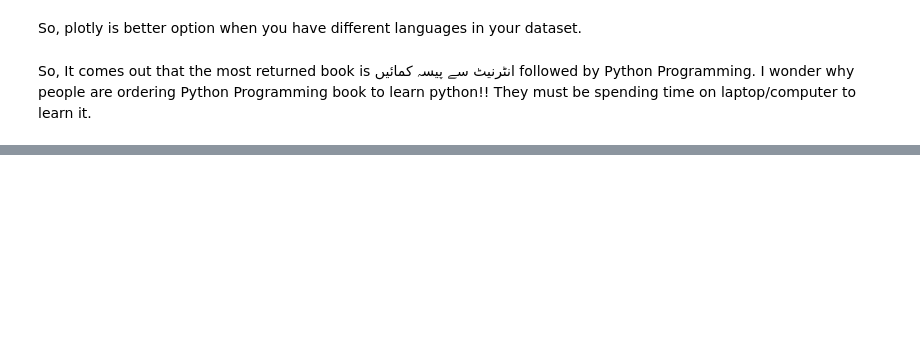
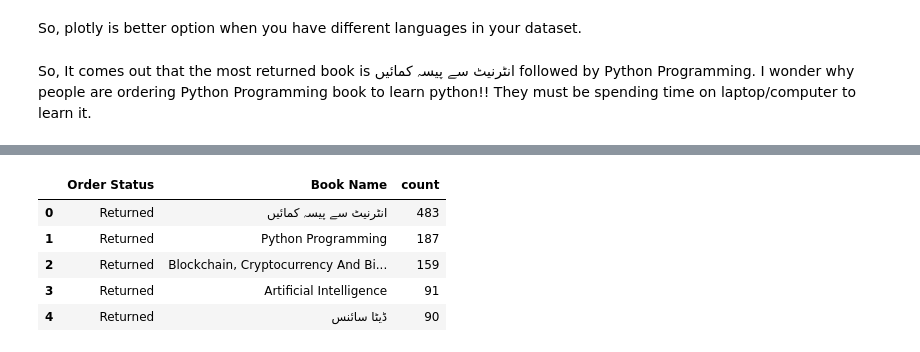
Before and after one commit to aitesamjaved26/EDA-Book-Sales, a Jupyter notebook: eda-book-sale.ipynb, the cells around one changed output, grey strips where cells are left out. Saved outputs shown, nothing was run; the diff lists cells and outputs as text; code cells hidden in the pictures; blank space fills up the shorter version.

```diff
--- a/eda-book-sale.ipynb
+++ b/eda-book-sale.ipynb
@@ -591,0 +542,9 @@ books_data[books_data['Order Number']==64888]
+# %%
+returned_books.head()
+# %% [output]
+|  | Order Status | Book Name | count |
+| 0 | Returned | انٹرنیٹ سے پیسہ کمائیں | 483 |
+| 1 | Returned | Python Programming | 187 |
+| 2 | Returned | Blockchain, Cryptocurrency And Bi... | 159 |
+| 3 | Returned | Artificial Intelligence | 91 |
+| 4 | Returned | ڈیٹا سائنس | 90 |
```
Also changed, not shown: parts of 26 cells of this notebook.
